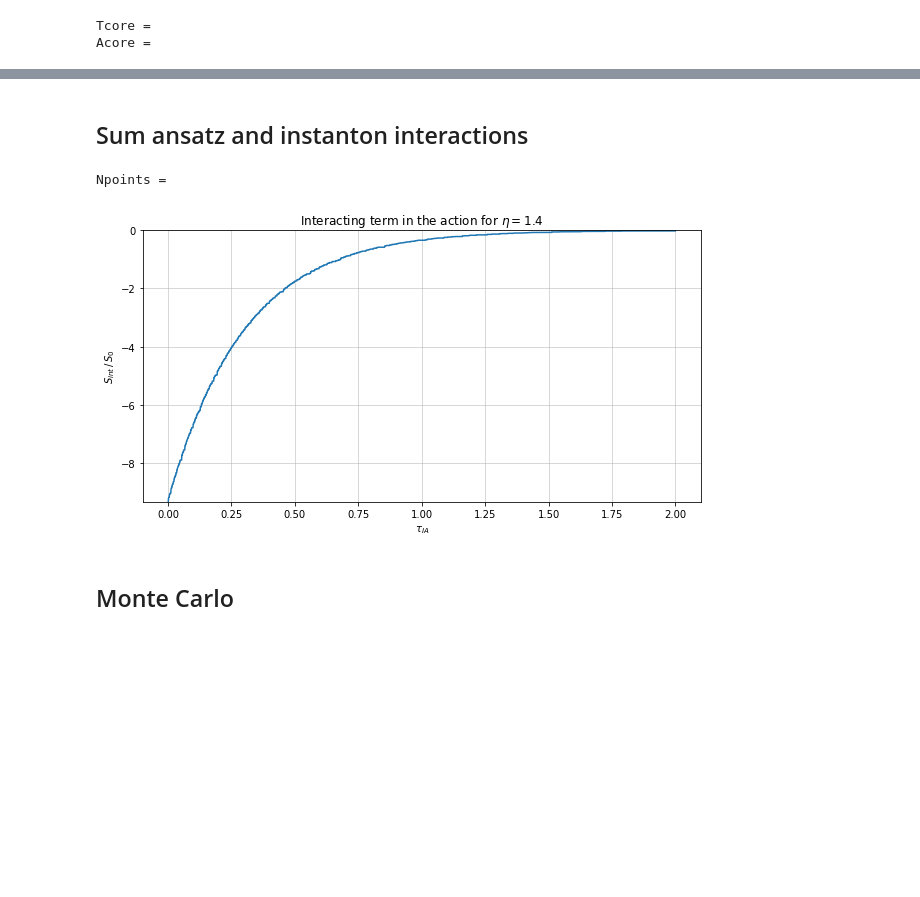
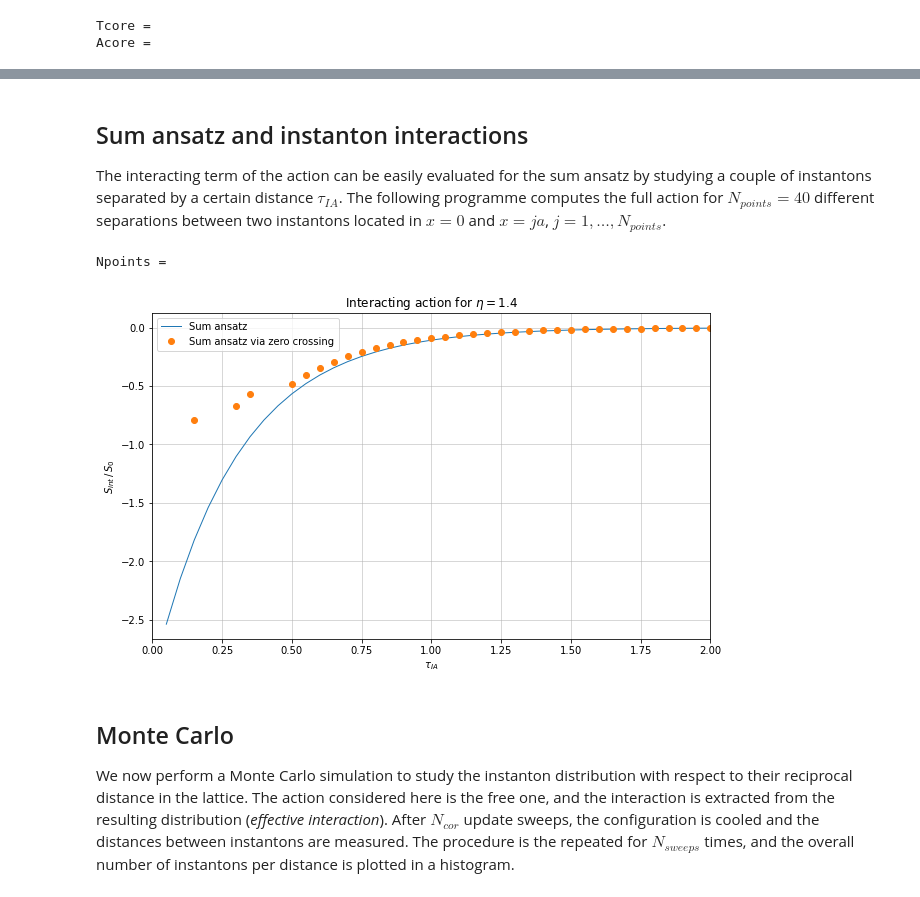
Before and after one commit to FabioOri/QuantumMonteCarlo, a Jupyter notebook: 6_interactions.ipynb, the cells around one changed output, grey strips where cells are left out. Cells and saved outputs as stored; diff of their text form; code cells hidden in the pictures; blank space fills up the shorter version.

```diff
--- a/6_interactions.ipynb
+++ b/6_interactions.ipynb
@@ -154,2 +149,22 @@ def Sint(z, Nin):
+# %%
+# Function that computes the distance between instantons in a given configuration
+def dist(x):
+    zcross = []          # List of zero crossings
+
+    for j in range(len(x)-1):
+        if x[j]*x[j+1] < 0:                # Zero crossing condition
+            mean = a*(2*j+1) / 2           # Rough estimate of the zero crossing point
+            zcross.append(mean)            # Add item to list
+
+    if len(zcross)%2 != 0:                 # The zero crossing vector should have an even number of elements
+        zcross.pop()
+
+    dist = []            # List of distances
+
+    for j in range(int(len(zcross)/2)):
+        dist.append( np.abs(zcross[2*j] - zcross[2*j+1]) )              # Distance between instantons
+
+    return dist
 # %% [markdown]
 ## Sum ansatz and instanton interactions
+The interacting term of the action can be easily evaluated for the sum ansatz by studying a couple of instantons separated by a certain distance $\tau_{IA}$. The following programme computes the full action for $N_{points}=40$ different separations between two instantons located in $x=0$ and $x=ja$, $j=1,\dots,N_{points}$.
@@ -203,39 +171,41 @@ def smooth_max(x, ns):
 # %%
-Npoints = int(input("Npoints = ") or 5000);       # Number of lattice points for sum ansatz computation
+Npoints = int(input("Npoints = ") or N/4)                 # Number of lattice points for sum ansatz computation
 
-Sint_vec = np.zeros(Npoints);
-tIA_vec = np.zeros(Npoints);
+Sint_vec = np.zeros(Npoints)
+tIA_vec = np.zeros(Npoints)
+tIA_ZC = np.zeros(Npoints)
+x = np.zeros(N)
+z = np.zeros(2)
 
 # Evaluating the interacting term for the sum ansatz
-for j in tqdm(range(Npoints), leave = False):
-    z = np.zeros(Nin);
-    x = np.zeros(N);
+for j in range(Npoints+1, Npoints*2):
+    z[0] = Npoints*a        # Instanton locations
+    z[1] = j*a
 
-    tIA = (j+1)*2 / Npoints;            # j+1 instead of j in order to avoid tIA = 0
-    tIA_vec[j] = tIA;
+    xconf(4, eta, z, x)     # Build a sum ansatz with two instantons
 
-    setup_fixed(Nin, z, beta, tIA);
-    z = sorted(z);
-    xconf(Nin, eta, z, x);
+    Sint_vec[j-Npoints] = Sint(z, 2) / -S0     # Rescale with respect to the classical action S0
+    tIA_vec[j-Npoints] = (j-Npoints)*a         # Vector of instanton-anti-instanton separations
 
-    Sint_vec[j] = Sint(z, Nin) / S0;    # Rescale with respect to the classical action S0
+    tIA_ZC[j-Npoints] = np.mean(dist(x))       # Instanton spacing via zero crossing distance
 
 # Plotting the interacting term of the action
-fig, ax = plt.subplots(figsize=(10,5))
-# ax.plot(tIA_vec, -Sint_vec, linewidth = 1);
-ax.set_xlabel('$\\tau_{IA}$');
-ax.set_ylabel('$S_{int}\, /\, S_0$');
-plt.grid(linewidth=0.5);
-plt.title('Interacting term in the action for $\eta =$'+str(eta));
-
-Sint_s = smooth_max(Sint_vec, int(Npoints / 10));
-ax.plot(tIA_vec, -Sint_s);
-plt.ylim([min(-Sint_s),0]);
+fig, ax = plt.subplots(figsize = (10,6))
+ax.plot(tIA_vec[1:], Sint_vec[1:], linewidth = 1, label = 'Sum ansatz')
+ax.plot(tIA_ZC[1:], Sint_vec[1:], 'o', label = 'Sum ansatz via zero crossing')
+plt.xlim([0, 2])
+ax.set_xlabel('$\\tau_{IA}$')
+ax.set_ylabel('$S_{int}\, /\, S_0$')
+plt.grid(linewidth = 0.5)
+plt.title('Interacting action for $\eta =$' + str(eta));
+plt.legend()
+plt.show()
 # %% [output]
 Npoints =
-[figure, old version]
+[figure, new version]
 # %% [markdown]
 ## Monte Carlo
+We now perform a Monte Carlo simulation to study the instanton distribution with respect to their reciprocal distance in the lattice. The action considered here is the free one, and the interaction is extracted from the resulting distribution (_effective interaction_). After $N_{cor}$ update sweeps, the configuration is cooled and the distances between instantons are measured. The procedure is the repeated for $N_{sweeps}$ times, and the overall number of instantons per distance is plotted in a histogram.
 # %%
 # Function that evaluates the action of a given configuration considering only j-dependent terms
 def Sj(j, x):
```
Also changed, not shown: parts of 42 cells of this notebook.
